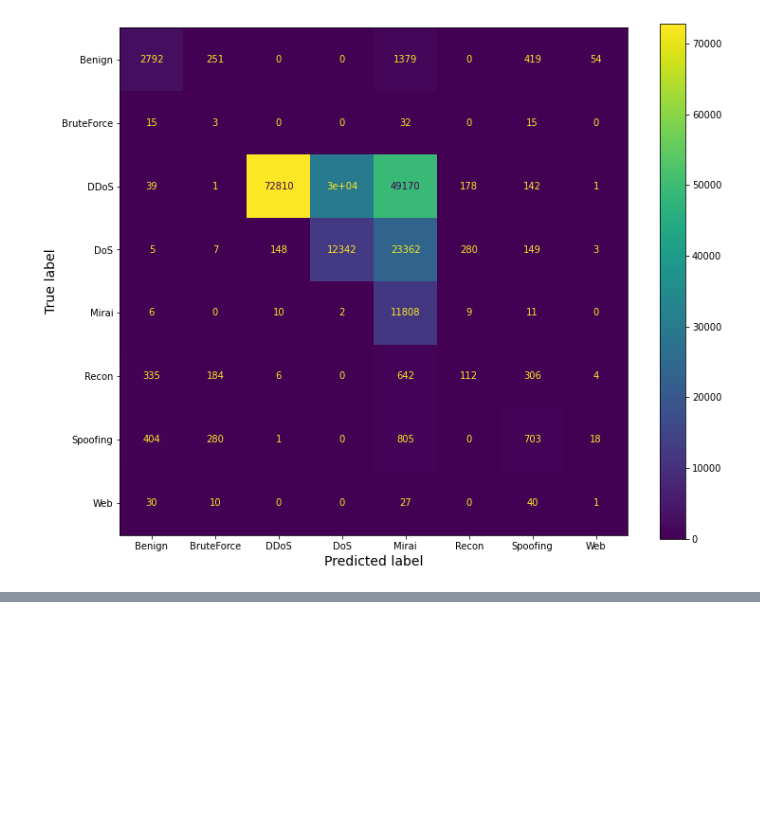
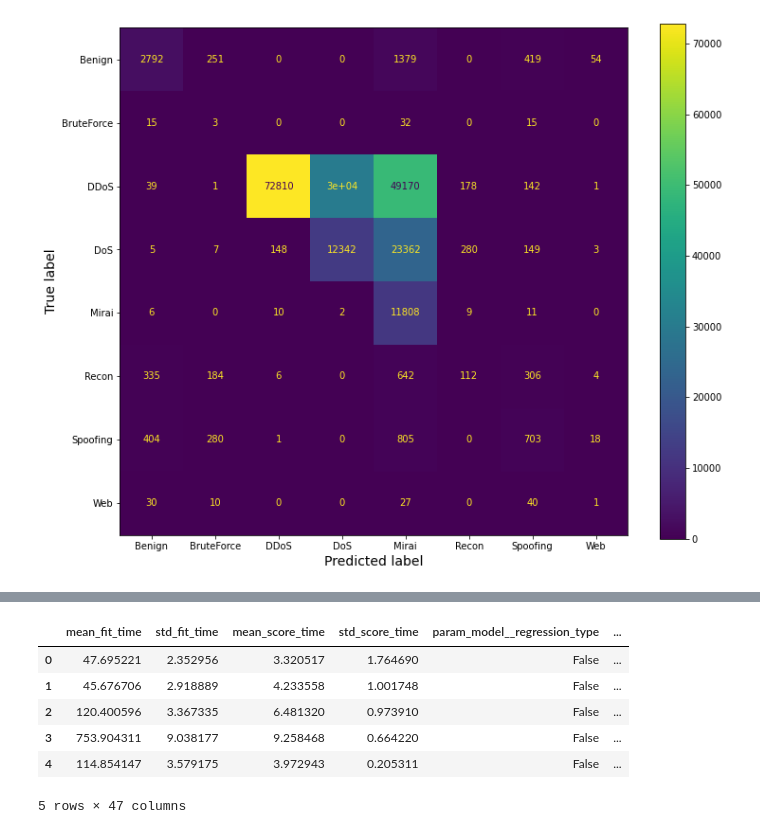
Before and after one commit to kamilbanas85/IoT_Intrusion_MultiClassification, a Jupyter notebook: IoT_Intrusion_model_02_ann.ipynb, the cells around one changed output, grey strips where cells are left out. Cells and saved outputs as stored; diff of their text form; code cells hidden in the pictures; blank space fills up the shorter version.

```diff
--- a/IoT_Intrusion_model_02_ann.ipynb
+++ b/IoT_Intrusion_model_02_ann.ipynb
@@ -594,0 +475,10 @@ Precision and F-score are ill-defined and being set to 0.0 in labels with no pre
+# %%
+ pd.DataFrame(model_ann_random_search_02.cv_results_).head()
+# %% [output]
+|  | mean_fit_time | std_fit_time | mean_score_time | std_score_time | param_model__regression_type | ... |
+| 0 | 47.695221 | 2.352956 | 3.320517 | 1.764690 | False | ... |
+| 1 | 45.676706 | 2.918889 | 4.233558 | 1.001748 | False | ... |
+| 2 | 120.400596 | 3.367335 | 6.481320 | 0.973910 | False | ... |
+| 3 | 753.904311 | 9.038177 | 9.258468 | 0.664220 | False | ... |
+| 4 | 114.854147 | 3.579175 | 3.972943 | 0.205311 | False | ... |
+5 rows × 47 columns
```
Also changed, not shown: parts of 47 cells of this notebook.
